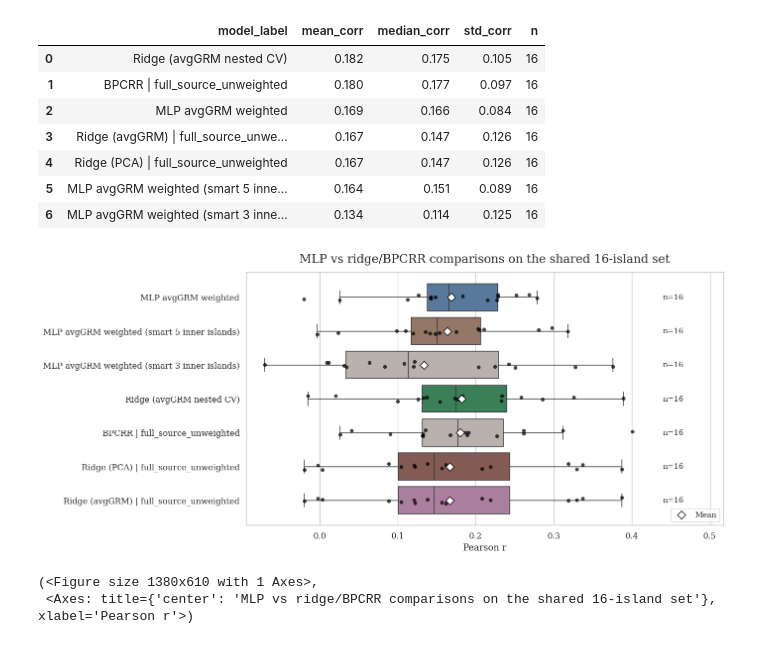
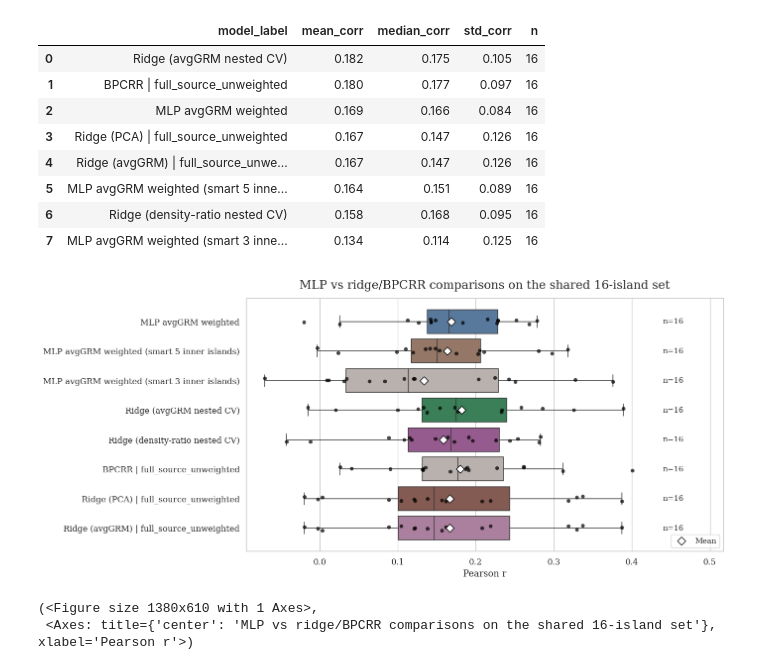
Before and after one commit to simennes/Master_thesis, a Jupyter notebook: notebooks/visualize_mlp_avggrm_vs_bpcrr_ridge.ipynb, the cells around one changed output. Saved outputs shown, nothing was run; the diff lists cells and outputs as text; code cells hidden in the pictures.

```diff
--- a/notebooks/visualize_mlp_avggrm_vs_bpcrr_ridge.ipynb
+++ b/notebooks/visualize_mlp_avggrm_vs_bpcrr_ridge.ipynb
@@ -91,17 +93,16 @@ The full-source comparison now also includes the optimized nested-CV ridge run.
 # %%
-display(
-    build_full_baseline_summary(report).round(3)
-)
+display(build_full_baseline_summary(report).round(3))
 plot_full_baseline_comparison(report)
 # %% [output]
 |  | model_label | mean_corr | median_corr | std_corr | n |
 | 0 | Ridge (avgGRM nested CV) | 0.182 | 0.175 | 0.105 | 16 |
 | 1 | BPCRR | full_source_unweighted | 0.180 | 0.177 | 0.097 | 16 |
 | 2 | MLP avgGRM weighted | 0.169 | 0.166 | 0.084 | 16 |
-| 3 | Ridge (avgGRM) | full_source_unwe... | 0.167 | 0.147 | 0.126 | 16 |
-| 4 | Ridge (PCA) | full_source_unweighted | 0.167 | 0.147 | 0.126 | 16 |
+| 3 | Ridge (PCA) | full_source_unweighted | 0.167 | 0.147 | 0.126 | 16 |
+| 4 | Ridge (avgGRM) | full_source_unwe... | 0.167 | 0.147 | 0.126 | 16 |
 | 5 | MLP avgGRM weighted (smart 5 inne... | 0.164 | 0.151 | 0.089 | 16 |
-| 6 | MLP avgGRM weighted (smart 3 inne... | 0.134 | 0.114 | 0.125 | 16 |
+| 6 | Ridge (density-ratio nested CV) | 0.158 | 0.168 | 0.095 | 16 |
+| 7 | MLP avgGRM weighted (smart 3 inne... | 0.134 | 0.114 | 0.125 | 16 |
-[figure, old version]
+[figure, new version]
 (<Figure size 1380x610 with 1 Axes>,
  <Axes: title={'center': 'MLP vs ridge/BPCRR comparisons on the shared 16-island set'}, xlabel='Pearson r'>)
```
Also changed, not shown: parts of 19 cells of this notebook, 5 other files.
